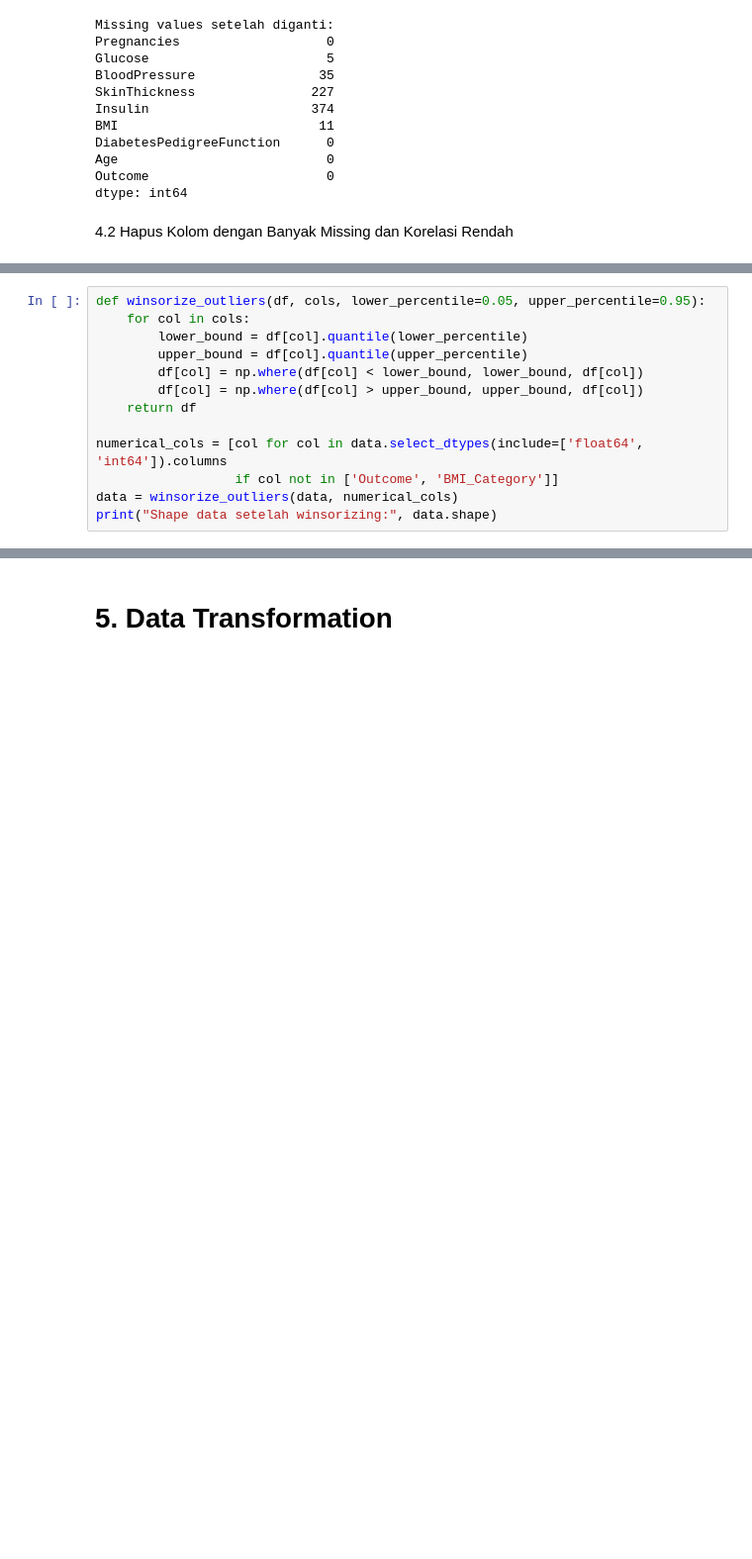
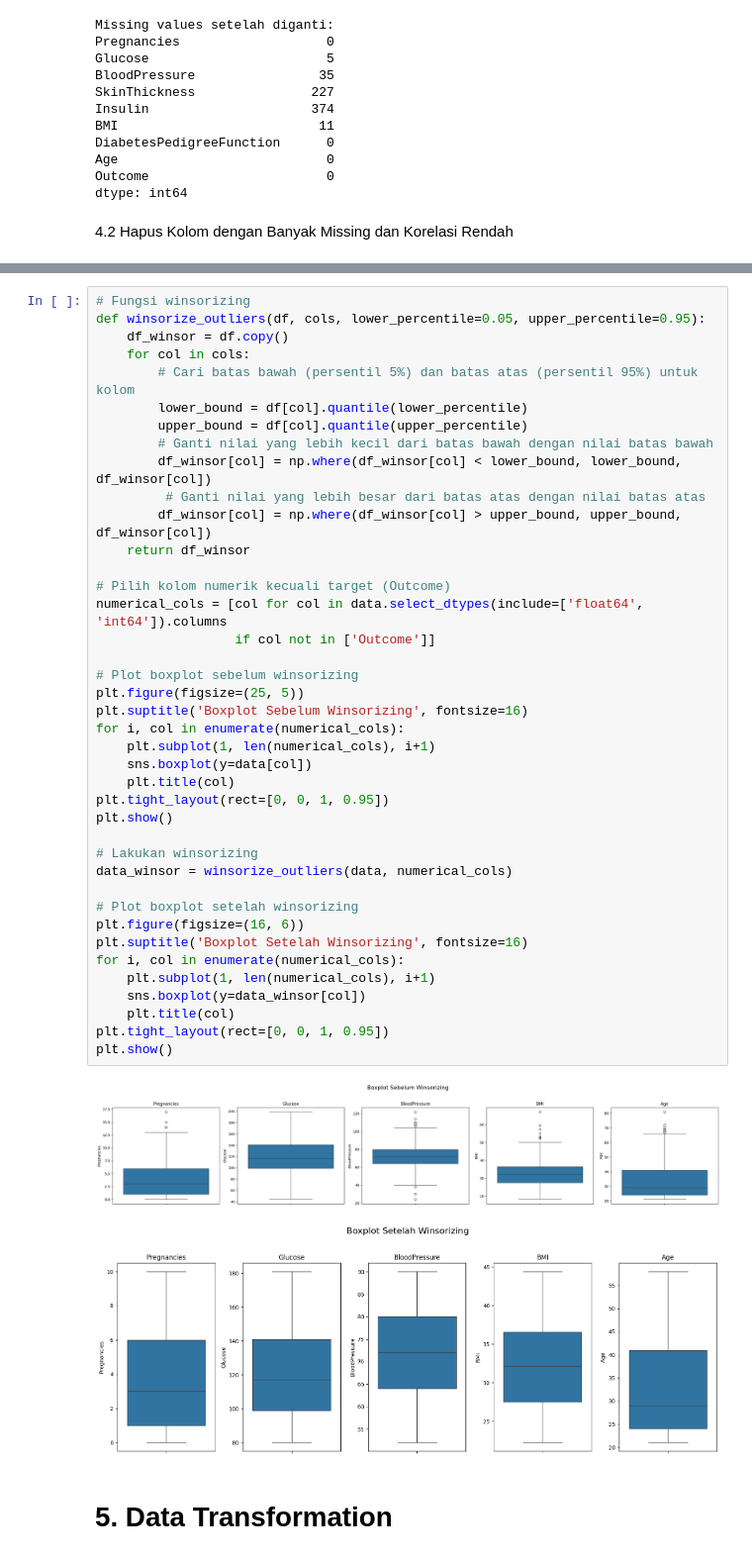
Before and after one commit to HelgaFaisa/Project_Predict, a Jupyter notebook: flask/Data_Transformation.ipynb, the cells around one changed output, grey strips where cells are left out. Shown: that part at 99% size. Cells and saved outputs as stored; diff of their text form; blank space fills up the shorter version.

```diff
--- a/flask/Data_Transformation.ipynb
+++ b/flask/Data_Transformation.ipynb
@@ -145,13 +120,0 @@ plt.show()
-# %%
-def winsorize_outliers(df, cols, lower_percentile=0.05, upper_percentile=0.95):
-    for col in cols:
-        lower_bound = df[col].quantile(lower_percentile)
-        upper_bound = df[col].quantile(upper_percentile)
-        df[col] = np.where(df[col] < lower_bound, lower_bound, df[col])
-        df[col] = np.where(df[col] > upper_bound, upper_bound, df[col])
-    return df
-
-numerical_cols = [col for col in data.select_dtypes(include=['float64', 'int64']).columns
-                  if col not in ['Outcome', 'BMI_Category']]
-data = winsorize_outliers(data, numerical_cols)
-print("Shape data setelah winsorizing:", data.shape)
@@ -160,3 +130,46 @@ Shape data setelah winsorizing: (768, 6)
+# %%
+# Fungsi winsorizing
+def winsorize_outliers(df, cols, lower_percentile=0.05, upper_percentile=0.95):
+    df_winsor = df.copy()
+    for col in cols:
+        # Cari batas bawah (persentil 5%) dan batas atas (persentil 95%) untuk kolom
+        lower_bound = df[col].quantile(lower_percentile)
+        upper_bound = df[col].quantile(upper_percentile)
+        # Ganti nilai yang lebih kecil dari batas bawah dengan nilai batas bawah
+        df_winsor[col] = np.where(df_winsor[col] < lower_bound, lower_bound, df_winsor[col])
+         # Ganti nilai yang lebih besar dari batas atas dengan nilai batas atas
+        df_winsor[col] = np.where(df_winsor[col] > upper_bound, upper_bound, df_winsor[col])
+    return df_winsor
+
+# Pilih kolom numerik kecuali target (Outcome)
+numerical_cols = [col for col in data.select_dtypes(include=['float64', 'int64']).columns
+                  if col not in ['Outcome']]
+
+# Plot boxplot sebelum winsorizing
+plt.figure(figsize=(25, 5))
+plt.suptitle('Boxplot Sebelum Winsorizing', fontsize=16)
+for i, col in enumerate(numerical_cols):
+    plt.subplot(1, len(numerical_cols), i+1)
+    sns.boxplot(y=data[col])
+    plt.title(col)
+plt.tight_layout(rect=[0, 0, 1, 0.95])
+plt.show()
+
+# Lakukan winsorizing
+data_winsor = winsorize_outliers(data, numerical_cols)
+
+# Plot boxplot setelah winsorizing
+plt.figure(figsize=(16, 6))
+plt.suptitle('Boxplot Setelah Winsorizing', fontsize=16)
+for i, col in enumerate(numerical_cols):
+    plt.subplot(1, len(numerical_cols), i+1)
+    sns.boxplot(y=data_winsor[col])
+    plt.title(col)
+plt.tight_layout(rect=[0, 0, 1, 0.95])
+plt.show()
+# %% [output]
+[figure, added]
+[figure, added]
 # %% [markdown]
 # 5. Data Transformation
 # %% [markdown]
```
Also changed, not shown: parts of 33 cells of this notebook, 8 other files.
